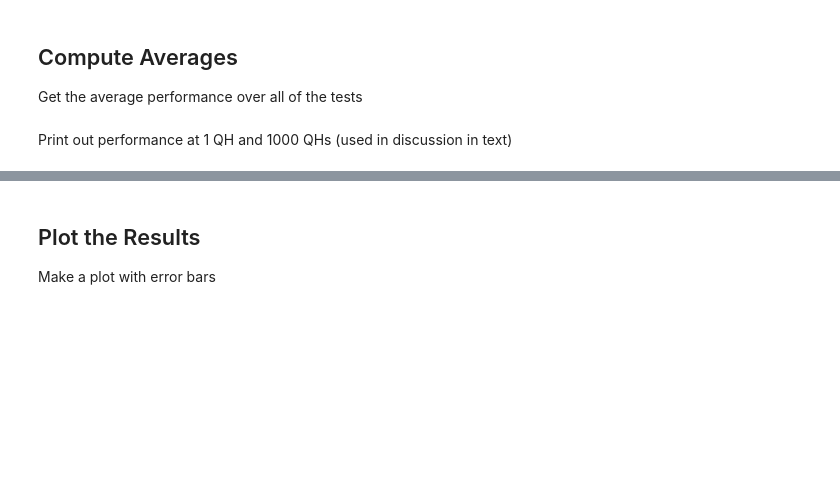
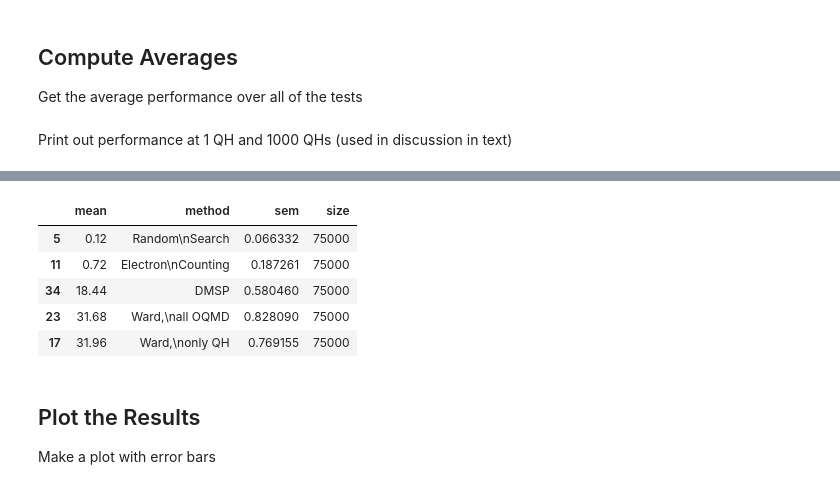
Before and after one commit to WardLT/ml-quaternary-heuslers, a Jupyter notebook: compare-methods/plot-results.ipynb, the cells around one changed output, grey strips where cells are left out. Saved outputs shown, nothing was run; the diff lists cells and outputs as text; code cells hidden in the pictures; blank space fills up the shorter version.

```diff
--- a/compare-methods/plot-results.ipynb
+++ b/compare-methods/plot-results.ipynb
@@ -65,3 +72,12 @@ results.query('size == 10000').sort_values('mean')
+# %%
+results.query('size == 75000').sort_values('mean')
+# %% [output]
+|  | mean | method | sem | size |
+| 5 | 0.12 | Random\nSearch | 0.066332 | 75000 |
+| 11 | 0.72 | Electron\nCounting | 0.187261 | 75000 |
+| 34 | 18.44 | DMSP | 0.580460 | 75000 |
+| 23 | 31.68 | Ward,\nall OQMD | 0.828090 | 75000 |
+| 17 | 31.96 | Ward,\nonly QH | 0.769155 | 75000 |
 # %% [markdown]
 ## Plot the Results
 Make a plot with error bars
```
Also changed, not shown: parts of 6 cells of this notebook, 10 other files.
